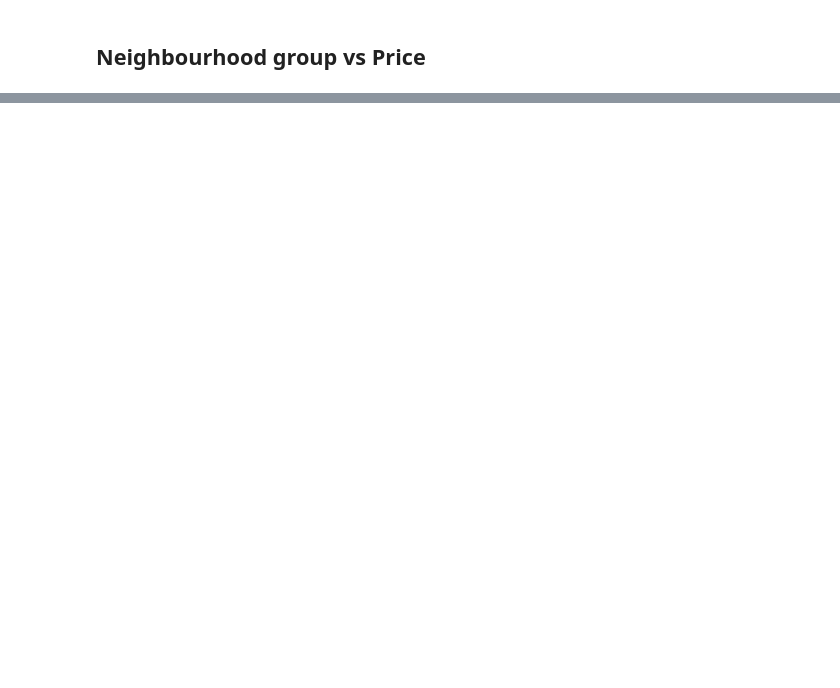
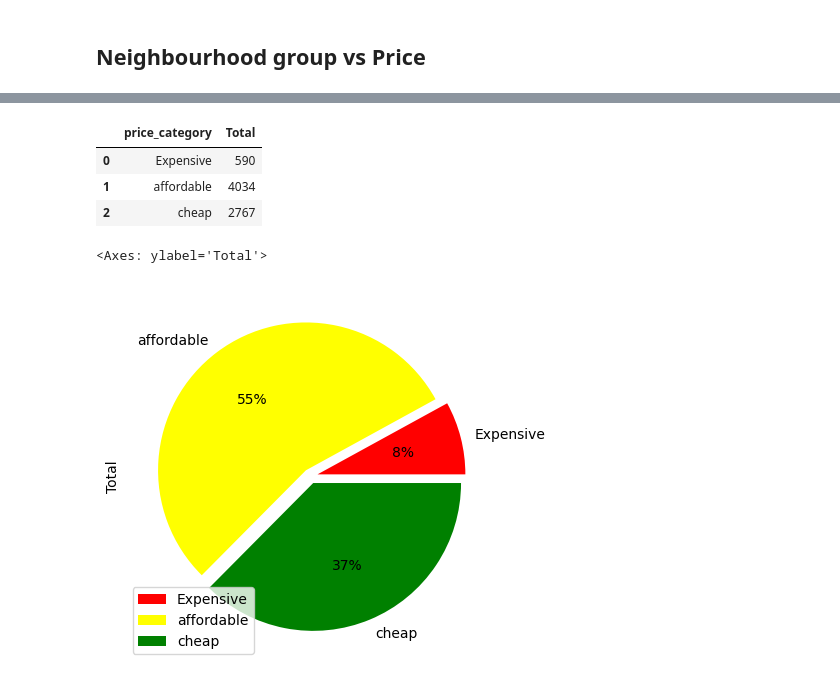
Before and after one commit to Tilak46-R/Airbnb-booking-Analysis, a Jupyter notebook: individual_Airbnb_Booking_Analysis.ipynb, the cells around one changed output, grey strips where cells are left out. Cells and saved outputs as stored; diff of their text form; code cells hidden in the pictures; blank space fills up the shorter version.

```diff
--- a/individual_Airbnb_Booking_Analysis.ipynb
+++ b/individual_Airbnb_Booking_Analysis.ipynb
@@ -389,0 +393,3 @@ Passing `palette` without assigning `hue` is deprecated and will be removed in v
+# %%
+airbnb_data['price_category']=airbnb_data.apply((lambda x: 'cheap' if x['price']<100 else 'affordable' if x['price']>100 and x['price']<=400 else 'Expensive' ),axis=1)
+airbnb_data.head()
@@ -389,0 +403,20 @@ Passing `palette` without assigning `hue` is deprecated and will be removed in v
+# %%
+Price_category = airbnb_data.groupby('price_category')['id'].count().reset_index(name = 'Total')
+Price_category
+# %% [output]
+|  | price_category | Total |
+| 0 | Expensive | 590 |
+| 1 | affordable | 4034 |
+| 2 | cheap | 2767 |
+# %%
+colors = ['Red','Yellow','Green']
+
+explode = (0.05,0.05,0.05)
+
+Price_category.groupby(['price_category']).sum().plot(
+    kind = 'pie' , y = 'Total',autopct='%1.0f%%',
+    colors=colors, explode=explode
+)
+# %% [output]
+<Axes: ylabel='Total'>
+[figure, added]
```
Also changed, not shown: parts of 9 cells of this notebook.
